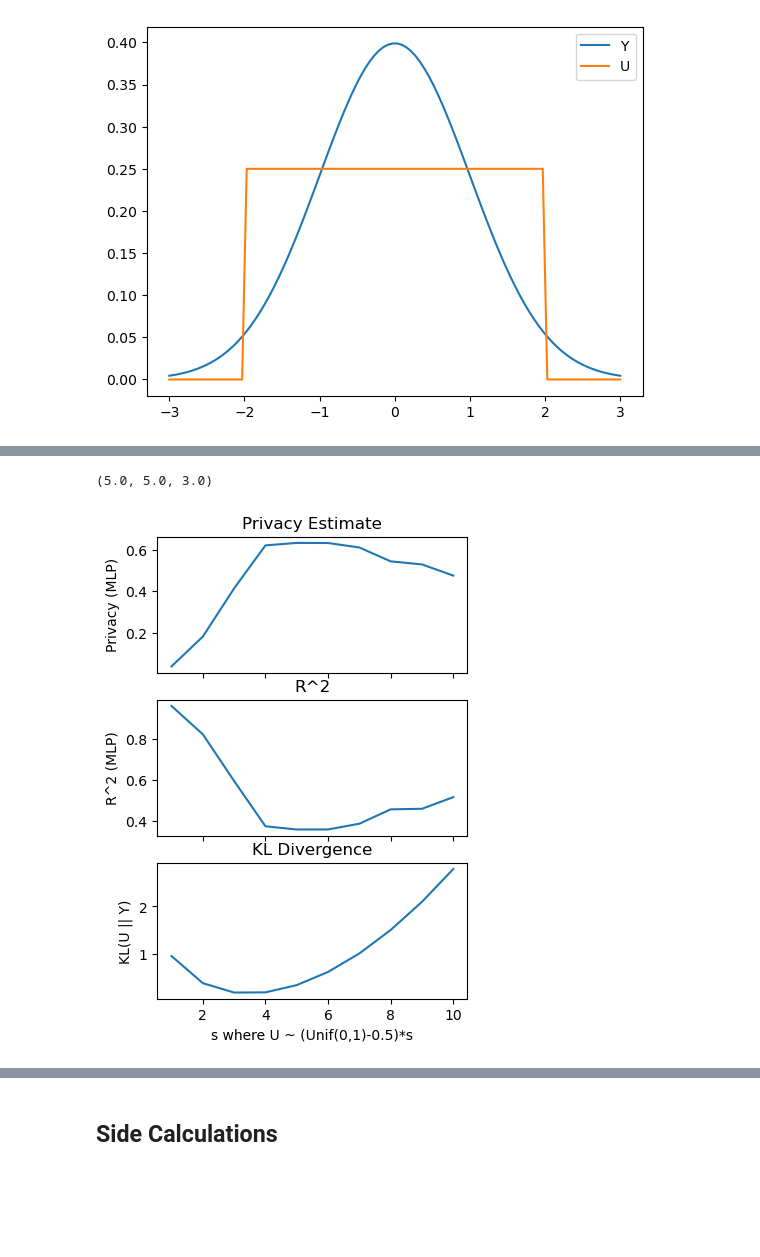
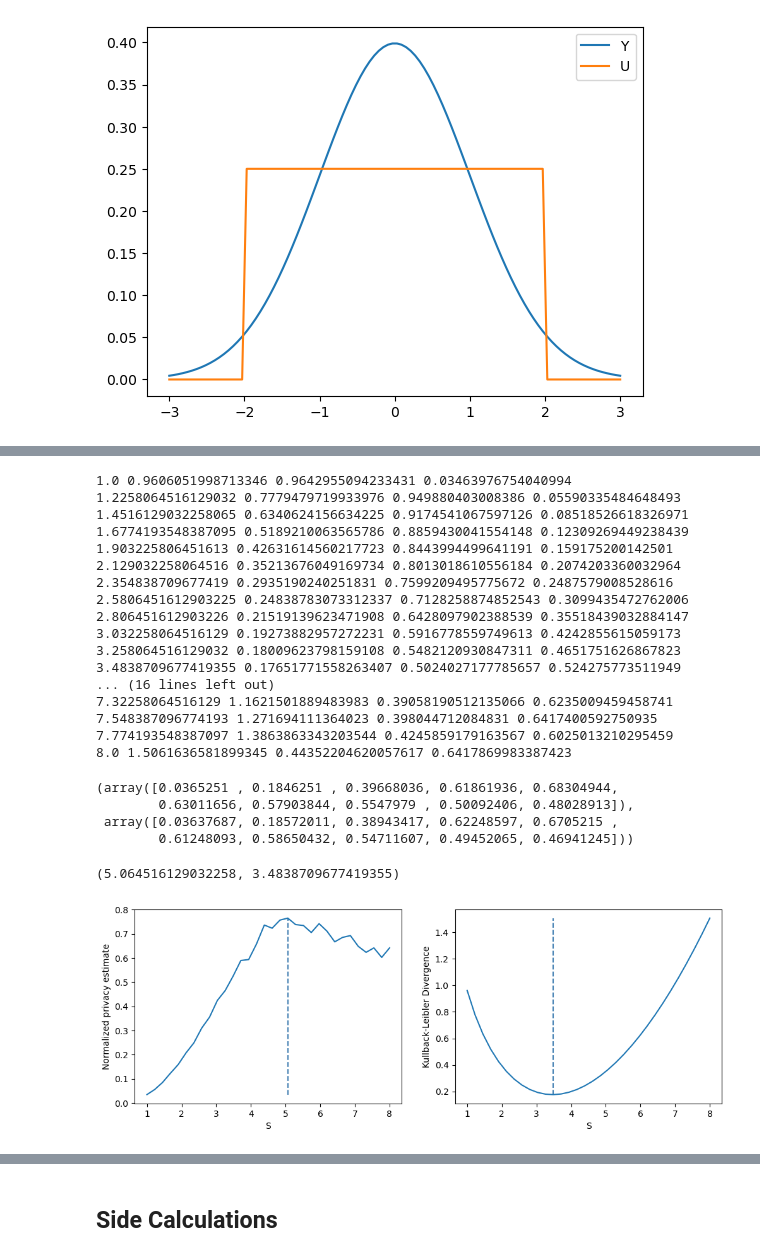
Before and after one commit to arulandu/joint-scrambling, a Jupyter notebook: main.ipynb, the cells around one changed output, grey strips where cells are left out. Saved outputs shown, nothing was run; the diff lists cells and outputs as text; code cells hidden in the pictures; blank space fills up the shorter version.

```diff
--- a/main.ipynb
+++ b/main.ipynb
@@ -90,0 +410,4 @@ plt.plot(Ys_plot[1:], diff(var_sample, var_theo))
+# %%
+Yc, Sc = Y.cdf(Ys_plot), S.cdf(Ys_plot)
+var_theo =(1/n)*(Yc*(1-Yc)+r*Sc*(1-Sc))
+var_sample = np.var(res, axis=0, ddof=1)
@@ -246,4 +570,0 @@ n = int(1e3)
-# %%
-score, priv = privpred(Y, U, r=r, n=n, model=model, verbose=True)
-print("Siml: {:.8f}\nTheo: {:.8f}".format(score, 1/(r+1)))
-print("Priv: {:.8f}".format(priv))
@@ -262,31 +640,62 @@ def KL(Y, U):
     return quad(integrand, -np.inf, np.inf)[0]
 # %%
 Y = stats.norm(loc=0, scale=1)
-ss = np.linspace(1, 10, 10)
+ss = np.linspace(1, 8, 32)
 res = []
 for s in ss:
-    U = stats.uniform(loc=-s/2, scale=s)
-    score, priv = np.mean([privpred(Y, U, r=2, n=int(1e3), model=MLPRegressor(max_iter=500), verbose=False) for _ in range(5)], axis=0)
-    res.append([KL(Y, U), score, priv])
+    Ss = stats.uniform(loc=-s/2, scale=s)
+    kl = KL(Y, Ss)
+    score, priv = np.mean([privpred(Y, Ss, r=2, ns=[int(1e3), int(1e3)], model=MLPRegressor(max_iter=1000)) for _ in range(5)], axis=0)
+    print(s, kl, score, priv)
+    res.append([kl, score, priv])
+# %% [output]
+1.0 0.9606051998713346 0.9642955094233431 0.03463976754040994
+1.2258064516129032 0.7779479719933976 0.949880403008386 0.05590335484648493
+1.4516129032258065 0.6340624156634225 0.9174541067597126 0.08518526618326971
+1.6774193548387095 0.5189210063565786 0.8859430041554148 0.12309269449238439
+1.903225806451613 0.42631614560217723 0.8443994499641191 0.159175200142501
+2.129032258064516 0.35213676049169734 0.8013018610556184 0.2074203360032964
+2.354838709677419 0.2935190240251831 0.7599209495775672 0.2487579008528616
+2.5806451612903225 0.24838783073312337 0.7128258874852543 0.3099435472762006
+2.806451612903226 0.21519139623471908 0.6428097902388539 0.35518439032884147
+3.032258064516129 0.19273882957272231 0.5916778559749613 0.4242855615059173
+3.258064516129032 0.18009623798159108 0.5482120930847311 0.4651751626867823
+3.4838709677419355 0.17651771558263407 0.5024027177785657 0.524275773511949
+... (16 lines left out)
+7.32258064516129 1.1621501889483983 0.39058190512135066 0.6235009459458741
+7.548387096774193 1.271694111364023 0.398044712084831 0.6417400592750935
+7.774193548387097 1.3863863343203544 0.4245859179163567 0.6025013210295459
+8.0 1.5061636581899345 0.44352204620057617 0.6417869983387423
 # %%
-ss[np.argmax(res[:,2])], ss[np.argmin(res[:,1])], ss[np.argmin(res[:,0])]
+res = np.array(res)
+klmns, pmxs = ss[np.argmin(res[:,0])], ss[np.argmax(res[:,2])]
-# %% [output]
-(5.0, 5.0, 3.0)
+# %%
+res[:,2], 1-res[:,1]
+# %% [output]
+(array([0.0365251 , 0.1846251 , 0.39668036, 0.61861936, 0.68304944,
+        0.63011656, 0.57903844, 0.5547979 , 0.50092406, 0.48028913]),
+ array([0.03637687, 0.18572011, 0.38943417, 0.62248597, 0.6705215 ,
+        0.61248093, 0.58650432, 0.54711607, 0.49452065, 0.46941245]))
+# %%
+pmxs, klmns
+# %% [output]
+(5.064516129032258, 3.4838709677419355)
 # %%
 res = np.array(res)
-fig, axs = plt.subplots(3, 1, sharex=True, figsize=(4, 6))
+fig, axs = plt.subplots(1, 2, figsize=(12, 4))
+axs[0].plot([pmxs, pmxs], [np.min(res[:,2]), np.max(res[:,2])], '--', color='steelblue')
 axs[0].plot(ss, res[:,2])
-axs[0].set_ylabel("Privacy (MLP)")
-axs[0].set_title("Privacy Estimate")
+axs[0].set_ylabel("Normalized privacy estimate")
+axs[0].set_xlabel("S")
 
-axs[1].plot(ss, res[:,1])
-axs[1].set_ylabel("R^2 (MLP)")
-axs[1].set_title("R^2")
+# axs[1].plot(ss, res[:,1])
+# axs[1].set_ylabel("R^2 (MLP)")
+# axs[1].set_title("R^2")
 
-axs[2].plot(ss, res[:,0])
-axs[2].set_ylabel("KL(U || Y)")
-axs[2].set_xlabel("s where U ~ (Unif(0,1)-0.5)*s")
-axs[2].set_title("KL Divergence")
-None
+axs[1].plot([klmns, klmns], [np.min(res[:,0]), np.max(res[:,0])], '--', color='steelblue')
+axs[1].plot(ss, res[:,0])
+axs[1].set_ylabel("Kullback-Leibler Divergence")
+axs[1].set_xlabel("S")
+plt.savefig('../plot/klp.eps')
 # %% [output]
-[figure, old version]
+[figure, new version]
```
Also changed, not shown: parts of 55 cells of this notebook, 4 other files.
